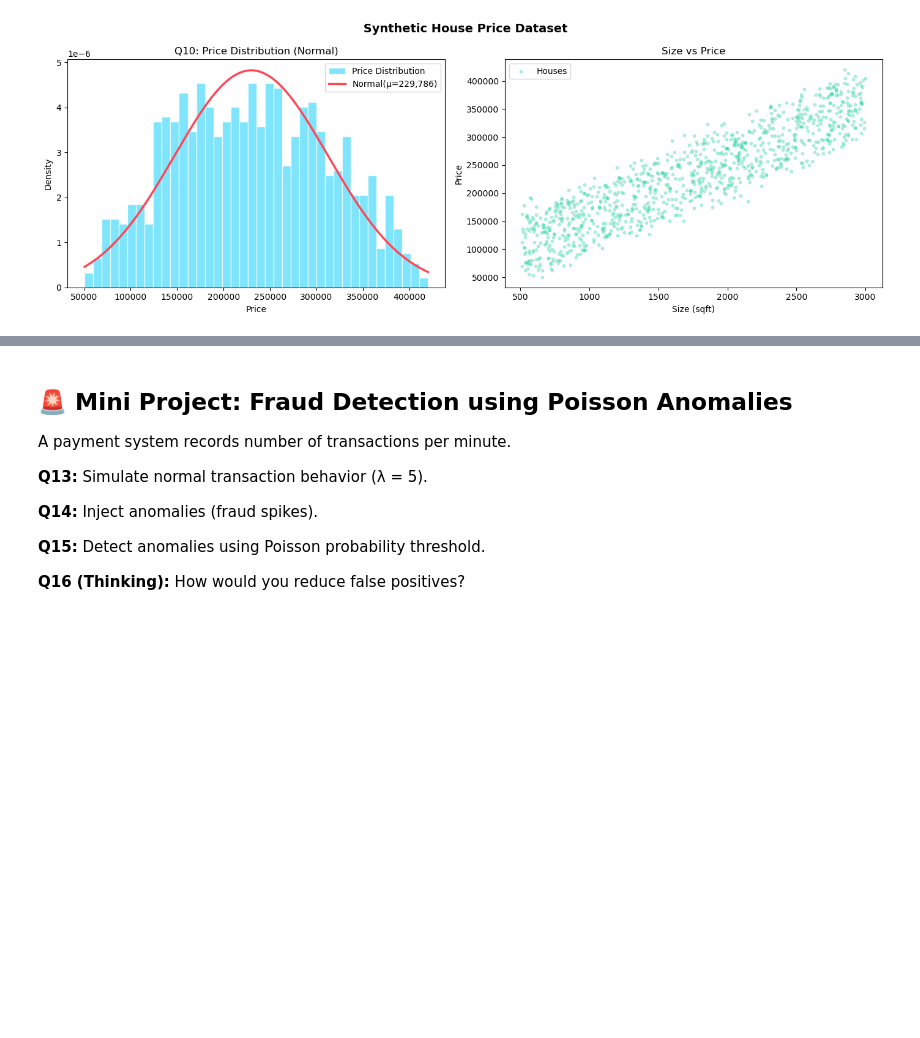
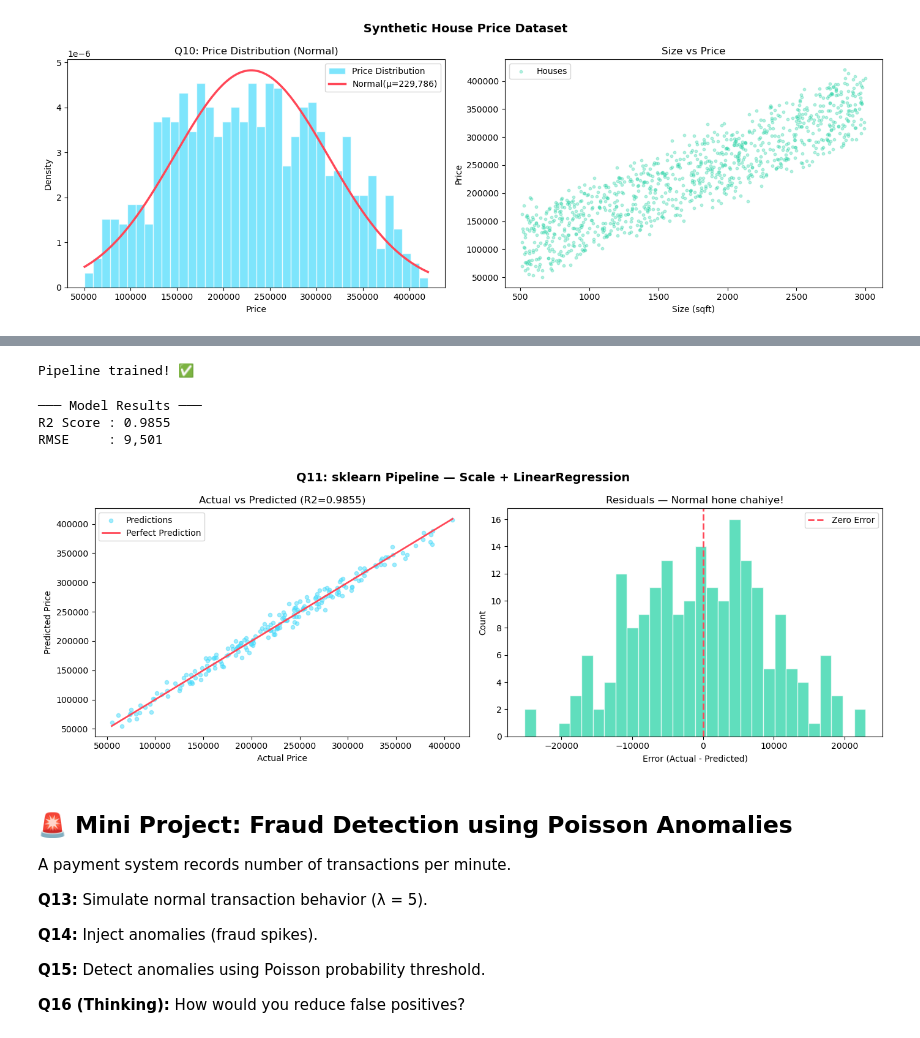
Before and after one commit to tashfeen786/AI-ML-BootCamp, a Jupyter notebook: NETSOL WORK/Week_4/probability_questions_extended.ipynb, the cells around one changed output, grey strips where cells are left out. Drawn from its saved outputs; the diff is of its cells as text; code cells hidden in the pictures; blank space fills up the shorter version.

Commit message:
Q11 — "Build a pipeline using sklearn that generates features, scales data, fits a model." update with model tain and predict result

```diff
--- a/NETSOL WORK/Week_4/probability_questions_extended.ipynb
+++ b/NETSOL WORK/Week_4/probability_questions_extended.ipynb
@@ -786,3 +832,79 @@ plt.show()
+# %%
+# create Pipeline banao
+pipeline = Pipeline([
+    ('scaler', StandardScaler()),
+    ('model',  LinearRegression())
+])
+
+# Train Model
+pipeline.fit(X_train, y_train)
+print("\nPipeline trained! ✅")
+# %% [output]
+Pipeline trained! ✅
+# %%
+# Predict
+y_pred = pipeline.predict(X_test)
+# %%
+# Find Score
+r2  = r2_score(y_test, y_pred)
+mse = mean_squared_error(y_test, y_pred)
+rmse = np.sqrt(mse)
+
+print(f"\n─── Model Results ───")
+print(f"R2 Score : {r2:.4f}")
+print(f"RMSE     : {rmse:,.0f}")
+# %% [output]
+─── Model Results ───
+R2 Score : 0.9855
+RMSE     : 9,501
+# %%
+
+
+
+# Plot
+fig, axes = plt.subplots(1, 2, figsize=(14, 5))
+
+# Plot 1: Actual vs Predicted
+axes[0].scatter(y_test, y_pred,
+                color='#48dbfb',
+                alpha=0.5, s=20,
+                label='Predictions')
+
+# Perfect prediction line
+min_val = min(y_test.min(), y_pred.min())
+max_val = max(y_test.max(), y_pred.max())
+axes[0].plot([min_val, max_val],
+             [min_val, max_val],
+             color='#ff4757',
+             linewidth=2,
+             label='Perfect Prediction')
+
+axes[0].set_title(f'Actual vs Predicted (R2={r2:.4f})')
+axes[0].set_xlabel('Actual Price')
+axes[0].set_ylabel('Predicted Price')
+axes[0].legend()
+
+# Plot 2: Residuals
+residuals = y_test - y_pred
+axes[1].hist(residuals, bins=30,
+             color='#1dd1a1',
+             alpha=0.7,
+             edgecolor='white')
+axes[1].axvline(0, color='#ff4757',
+                linestyle='--',
+                linewidth=2,
+                label='Zero Error')
+axes[1].set_title('Residuals — Normal hone chahiye!')
+axes[1].set_xlabel('Error (Actual - Predicted)')
+axes[1].set_ylabel('Count')
+axes[1].legend()
+
+plt.suptitle('Q11: sklearn Pipeline — Scale + LinearRegression',
+             fontsize=14, fontweight='bold')
+plt.tight_layout()
+plt.show()
+# %% [output]
+[figure, added]
 # %% [markdown]
 ## 🚨 Mini Project: Fraud Detection using Poisson Anomalies
 
```
Also changed, not shown: parts of 2 cells of this notebook.
